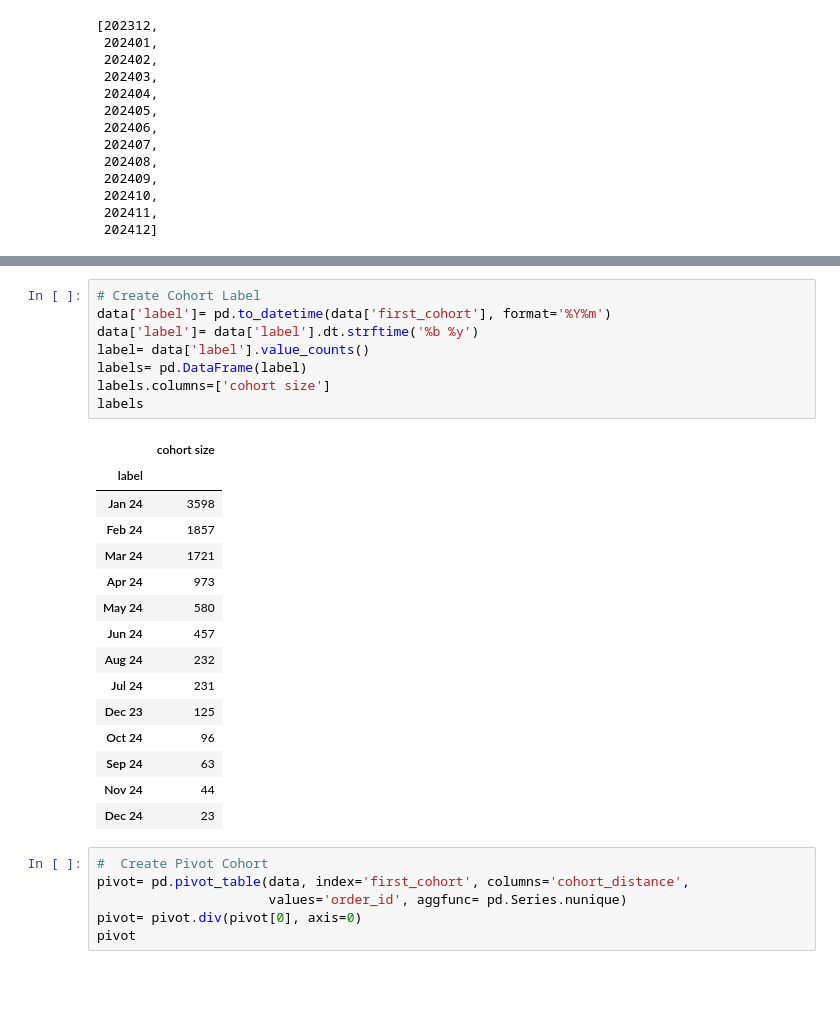
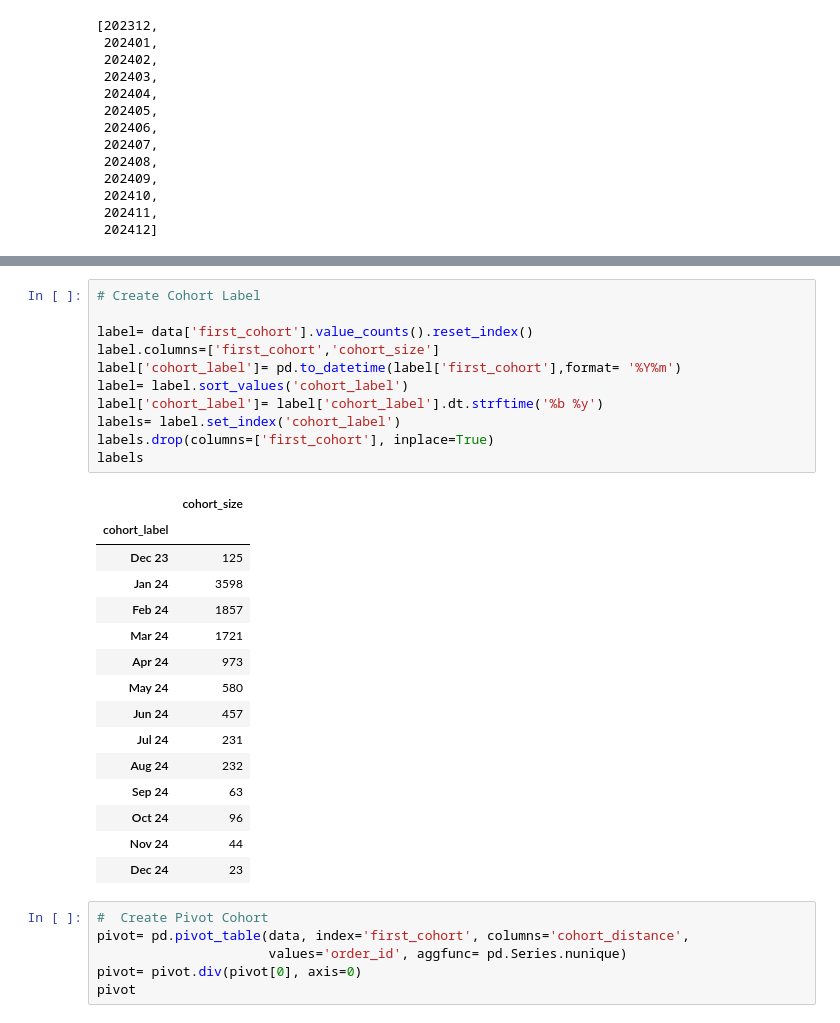
Before and after one commit to enthokz/Cohort-Analysis, a Jupyter notebook: Retail POS/Retail_Cohort.ipynb, the cells around one changed output, grey strips where cells are left out. Saved outputs shown, nothing was run; the diff lists cells and outputs as text; blank space fills up the shorter version.

Commit message:
Edit Cohort Label

```diff
--- a/Retail POS/Retail_Cohort.ipynb
+++ b/Retail POS/Retail_Cohort.ipynb
@@ -139,26 +139,29 @@ data.head()
 | 4 | 1001 | 324 | 2024-03-07 | 8:45:00 | 8 | Saree | 2 | 41.16 | Clothing | ... |
 # %%
 # Create Cohort Label
-data['label']= pd.to_datetime(data['first_cohort'], format='%Y%m')
-data['label']= data['label'].dt.strftime('%b %y')
-label= data['label'].value_counts()
-labels= pd.DataFrame(label)
-labels.columns=['cohort size']
+
+label= data['first_cohort'].value_counts().reset_index()
+label.columns=['first_cohort','cohort_size']
+label['cohort_label']= pd.to_datetime(label['first_cohort'],format= '%Y%m')
+label= label.sort_values('cohort_label')
+label['cohort_label']= label['cohort_label'].dt.strftime('%b %y')
+labels= label.set_index('cohort_label')
+labels.drop(columns=['first_cohort'], inplace=True)
 labels
 # %% [output]
-|  | cohort size |
-| label |  |
+|  | cohort_size |
+| cohort_label |  |
+| Dec 23 | 125 |
 | Jan 24 | 3598 |
 | Feb 24 | 1857 |
 | Mar 24 | 1721 |
 | Apr 24 | 973 |
 | May 24 | 580 |
 | Jun 24 | 457 |
+| Jul 24 | 231 |
 | Aug 24 | 232 |
-| Jul 24 | 231 |
-| Dec 23 | 125 |
+| Sep 24 | 63 |
 | Oct 24 | 96 |
-| Sep 24 | 63 |
 | Nov 24 | 44 |
 | Dec 24 | 23 |
 # %%
```
